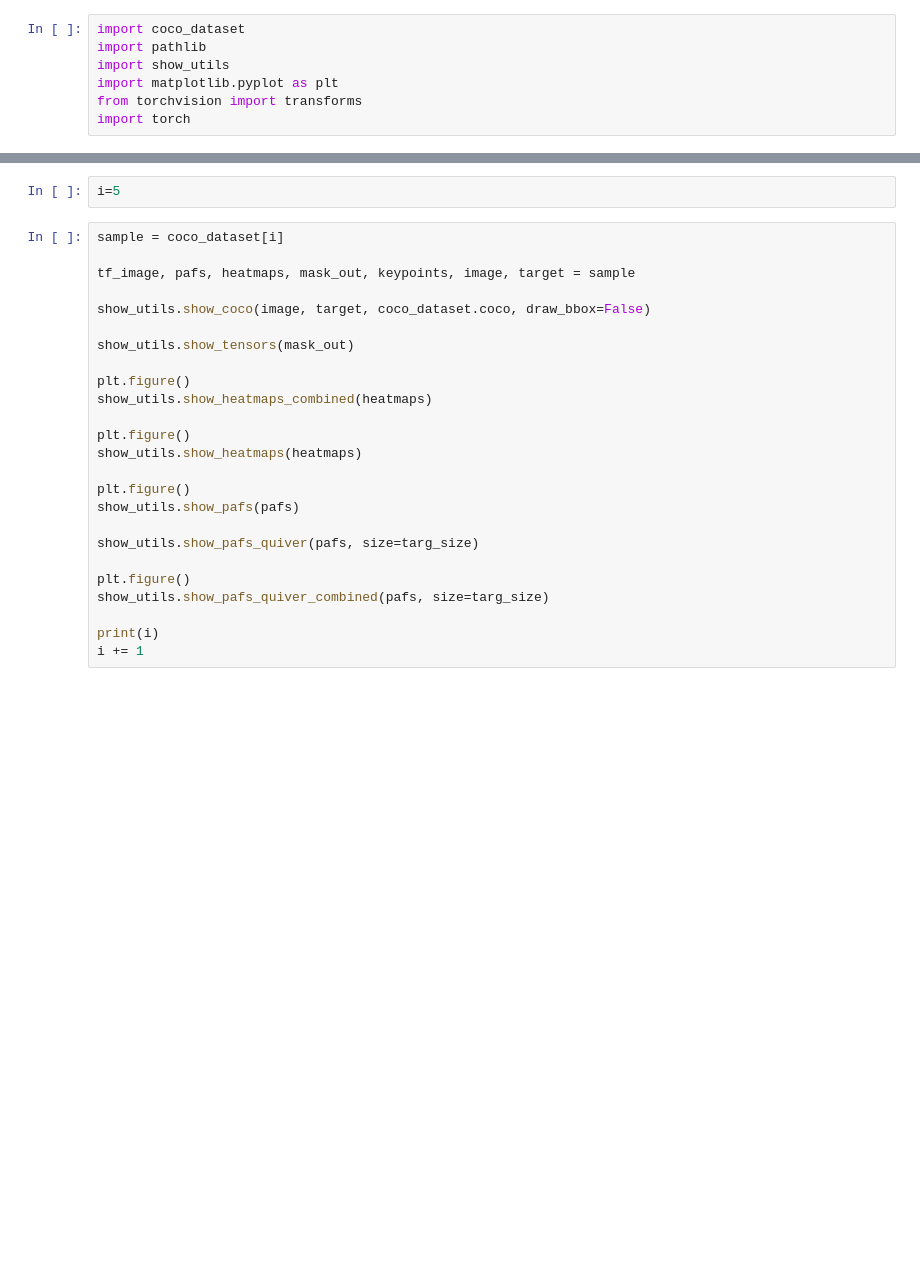
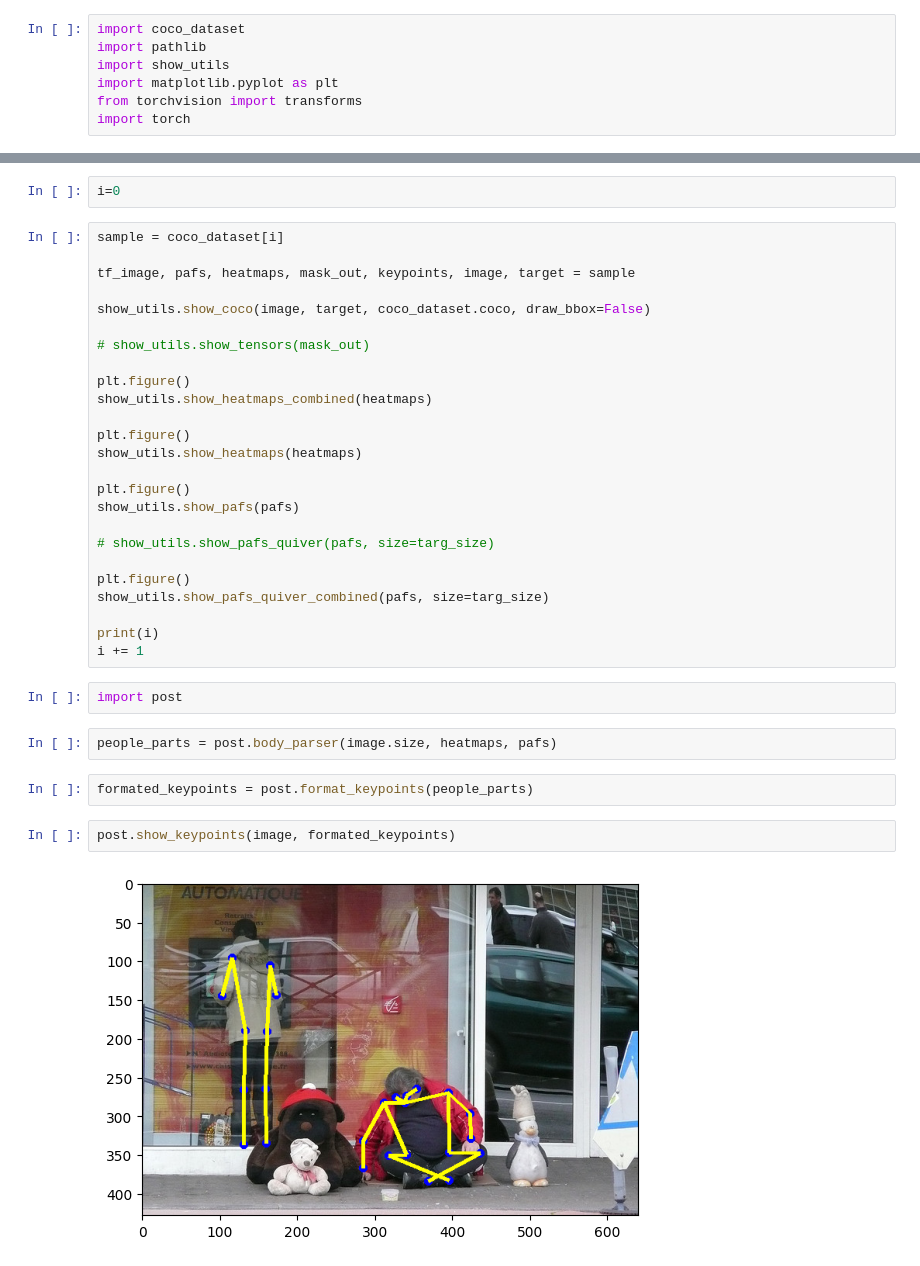
Before and after one commit to millliono/openpose, a Jupyter notebook: visual_dataset.ipynb, the cells around one changed output, grey strips where cells are left out. Cells and saved outputs as stored; diff of their text form; blank space fills up the shorter version.

Commit message:
use original size targets and then resize

```diff
--- a/visual_dataset.ipynb
+++ b/visual_dataset.ipynb
@@ -29,5 +34,5 @@ i = 0
 # %%
-i=5
+i=0
 # %%
 sample = coco_dataset[i]
 
@@ -35,7 +40,7 @@ tf_image, pafs, heatmaps, mask_out, keypoints, image, target = sample
 
 show_utils.show_coco(image, target, coco_dataset.coco, draw_bbox=False)
 
-show_utils.show_tensors(mask_out)
+# show_utils.show_tensors(mask_out)
 
 plt.figure()
 show_utils.show_heatmaps_combined(heatmaps)
@@ -46,10 +51,20 @@ show_utils.show_heatmaps(heatmaps)
 plt.figure()
 show_utils.show_pafs(pafs)
 
-show_utils.show_pafs_quiver(pafs, size=targ_size)
+# show_utils.show_pafs_quiver(pafs, size=targ_size)
 
 plt.figure()
 show_utils.show_pafs_quiver_combined(pafs, size=targ_size)
 
 print(i)
 i += 1
+# %%
+import post
+# %%
+people_parts = post.body_parser(image.size, heatmaps, pafs)
+# %%
+formated_keypoints = post.format_keypoints(people_parts)
+# %%
+post.show_keypoints(image, formated_keypoints)
+# %% [output]
+[figure, added]
```
Also changed, not shown: parts of 1 cell of this notebook, 2 other files.
